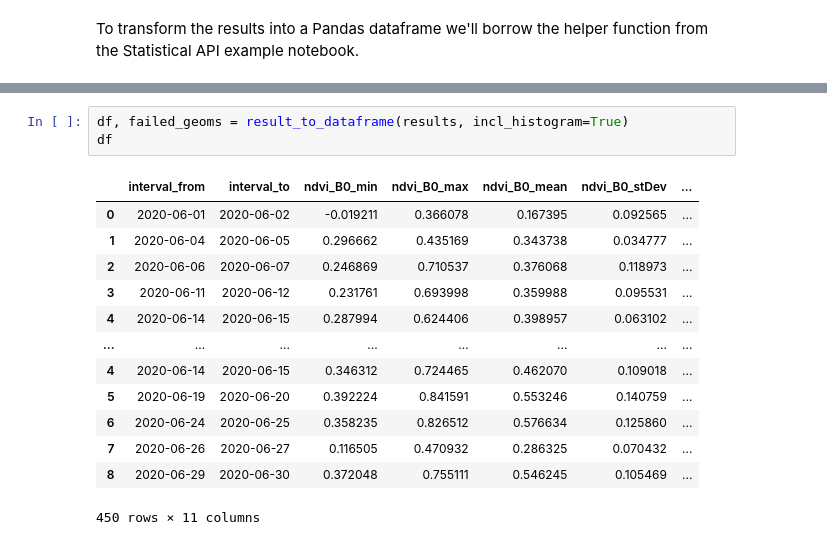
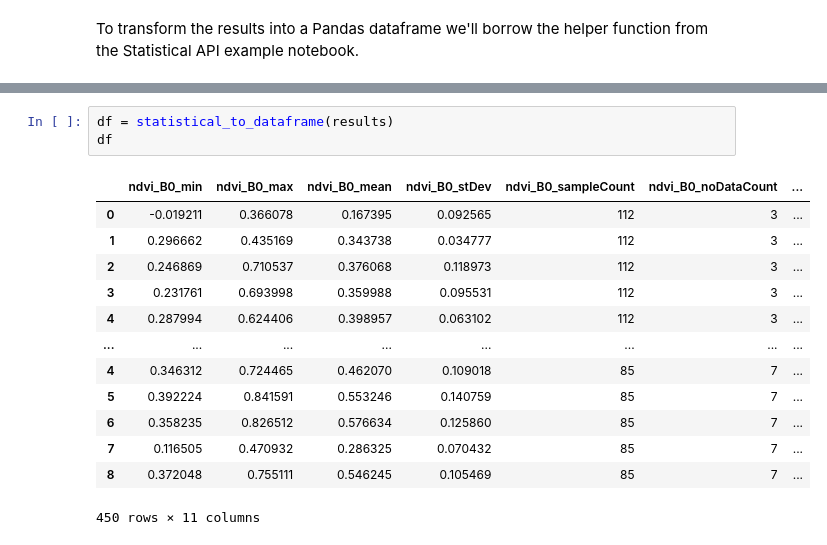
Before and after one commit to sentinel-hub/sentinelhub-py, a Jupyter notebook: examples/batch_statistical.ipynb, the cells around one changed output, grey strips where cells are left out. Saved outputs shown, nothing was run; the diff lists cells and outputs as text.

```diff
--- a/examples/batch_statistical.ipynb
+++ b/examples/batch_statistical.ipynb
@@ -379,17 +311,17 @@ def _histogram_to_dataframe(hist_cols, hist_bins):
 # %%
-df, failed_geoms = result_to_dataframe(results, incl_histogram=True)
+df = statistical_to_dataframe(results)
 df
 # %% [output]
-|  | interval_from | interval_to | ndvi_B0_min | ndvi_B0_max | ndvi_B0_mean | ndvi_B0_stDev | ... |
-| 0 | 2020-06-01 | 2020-06-02 | -0.019211 | 0.366078 | 0.167395 | 0.092565 | ... |
-| 1 | 2020-06-04 | 2020-06-05 | 0.296662 | 0.435169 | 0.343738 | 0.034777 | ... |
-| 2 | 2020-06-06 | 2020-06-07 | 0.246869 | 0.710537 | 0.376068 | 0.118973 | ... |
-| 3 | 2020-06-11 | 2020-06-12 | 0.231761 | 0.693998 | 0.359988 | 0.095531 | ... |
-| 4 | 2020-06-14 | 2020-06-15 | 0.287994 | 0.624406 | 0.398957 | 0.063102 | ... |
+|  | ndvi_B0_min | ndvi_B0_max | ndvi_B0_mean | ndvi_B0_stDev | ndvi_B0_sampleCount | ndvi_B0_noDataCount | ... |
+| 0 | -0.019211 | 0.366078 | 0.167395 | 0.092565 | 112 | 3 | ... |
+| 1 | 0.296662 | 0.435169 | 0.343738 | 0.034777 | 112 | 3 | ... |
+| 2 | 0.246869 | 0.710537 | 0.376068 | 0.118973 | 112 | 3 | ... |
+| 3 | 0.231761 | 0.693998 | 0.359988 | 0.095531 | 112 | 3 | ... |
+| 4 | 0.287994 | 0.624406 | 0.398957 | 0.063102 | 112 | 3 | ... |
 | ... | ... | ... | ... | ... | ... | ... | ... |
-| 4 | 2020-06-14 | 2020-06-15 | 0.346312 | 0.724465 | 0.462070 | 0.109018 | ... |
-| 5 | 2020-06-19 | 2020-06-20 | 0.392224 | 0.841591 | 0.553246 | 0.140759 | ... |
-| 6 | 2020-06-24 | 2020-06-25 | 0.358235 | 0.826512 | 0.576634 | 0.125860 | ... |
-| 7 | 2020-06-26 | 2020-06-27 | 0.116505 | 0.470932 | 0.286325 | 0.070432 | ... |
-| 8 | 2020-06-29 | 2020-06-30 | 0.372048 | 0.755111 | 0.546245 | 0.105469 | ... |
+| 4 | 0.346312 | 0.724465 | 0.462070 | 0.109018 | 85 | 7 | ... |
+| 5 | 0.392224 | 0.841591 | 0.553246 | 0.140759 | 85 | 7 | ... |
+| 6 | 0.358235 | 0.826512 | 0.576634 | 0.125860 | 85 | 7 | ... |
+| 7 | 0.116505 | 0.470932 | 0.286325 | 0.070432 | 85 | 7 | ... |
+| 8 | 0.372048 | 0.755111 | 0.546245 | 0.105469 | 85 | 7 | ... |
 450 rows × 11 columns
```
Also changed, not shown: parts of 9 cells of this notebook.
